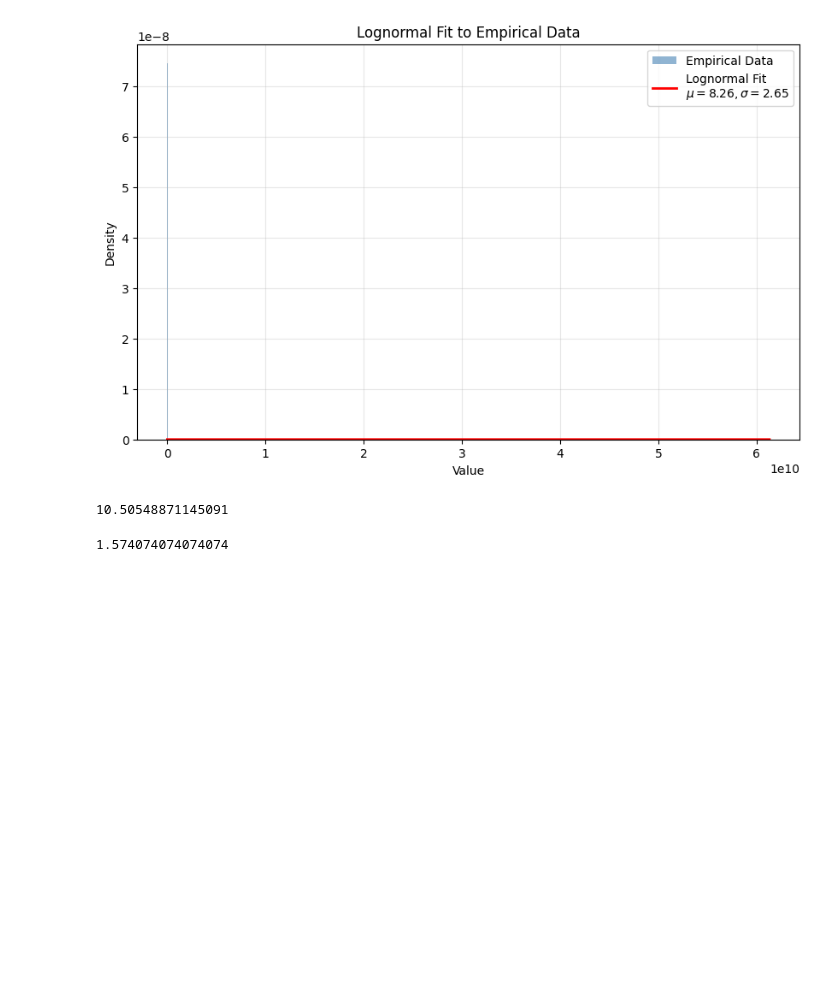
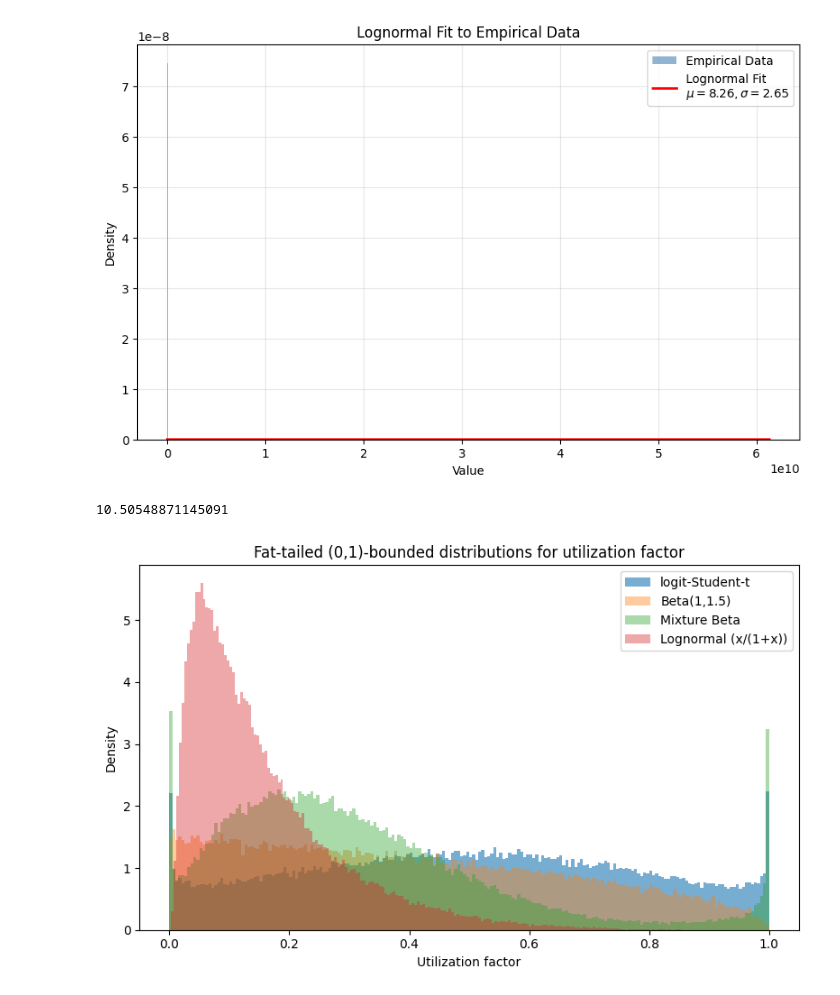
Before and after one commit to DanieleMDiNosse/ABM_Uni_v3, a Jupyter notebook: personal.ipynb, the cells around one changed output. Saved outputs shown, nothing was run; the diff lists cells and outputs as text; code cells hidden in the pictures; blank space fills up the shorter version.

Commit message:
docs updated, visualize distribution updates

```diff
--- a/personal.ipynb
+++ b/personal.ipynb
@@ -641,6 +641,54 @@ b = 1.0001
 # %% [output]
 10.50548871145091
 # %%
-40*34000/60/60/24/10
+# Fat-tailed (0,1)-bounded utilization factor distributions (plus lognormal)
+
+import numpy as np
+import matplotlib.pyplot as plt
+from scipy.stats import t, beta
+
+N = 100_000
+
+# 1. Logit-Student-t (t-logit)
+def sample_logit_t(n, mu=0.0, s=1.0, nu=3):
+    z = t.rvs(df=nu, loc=mu, scale=s, size=n)
+    return 1/(1+np.exp(-z))
+
+# 2. Beta (U-shaped, both params < 1)
+def sample_beta(n, a=0.5, b=0.5):
+    return beta.rvs(a, b, size=n)
+
+# 3. Mixture of Betas (moderate + extreme)
+def sample_mixture_beta(n, p=0.8, a1=2, b1=5, a2=0.3, b2=0.3):
+    n1 = int(n * p)
+    n2 = n - n1
+    s1 = beta.rvs(a1, b1, size=n1)
+    s2 = beta.rvs(a2, b2, size=n2)
+    return np.concatenate([s1, s2])
+
+# 4. Lognormal (clipped to (0,1))
+def sample_lognormal_clipped(n, mu=-2.0, sigma=1.0):
+    x = np.random.lognormal(mean=mu, sigma=sigma, size=n)
+    # Normalize to (0,1) by dividing by (1 + x), so U = x/(1+x) in (0,1)
+    return x / (1 + x)
+
+# Draw samples
+samples_logit_t = sample_logit_t(N, mu=0.0, s=1.2, nu=3)
+samples_beta    = sample_beta(N, a=1, b=1.5)
+samples_mix     = sample_mixture_beta(N, p=0.85, a1=2, b1=5, a2=0.3, b2=0.3)
+samples_lognorm = sample_lognormal_clipped(N, mu=-2.0, sigma=1.0)
+
+# Plot
+plt.figure(figsize=(8,5))
+plt.hist(samples_logit_t, bins=200, density=True, alpha=0.6, label='logit-Student-t', color='C0')
+plt.hist(samples_beta,    bins=200, density=True, alpha=0.4, label='Beta(1,1.5)', color='C1')
+plt.hist(samples_mix,     bins=200, density=True, alpha=0.4, label='Mixture Beta', color='C2')
+plt.hist(samples_lognorm, bins=200, density=True, alpha=0.4, label='Lognormal (x/(1+x))', color='C3')
+plt.xlabel('Utilization factor')
+plt.ylabel('Density')
+plt.title('Fat-tailed (0,1)-bounded distributions for utilization factor')
+plt.legend()
+plt.tight_layout()
+plt.show()
 # %% [output]
-1.574074074074074
+[figure, added]
```
Also changed, not shown: parts of 3 cells of this notebook, 2 other files.
